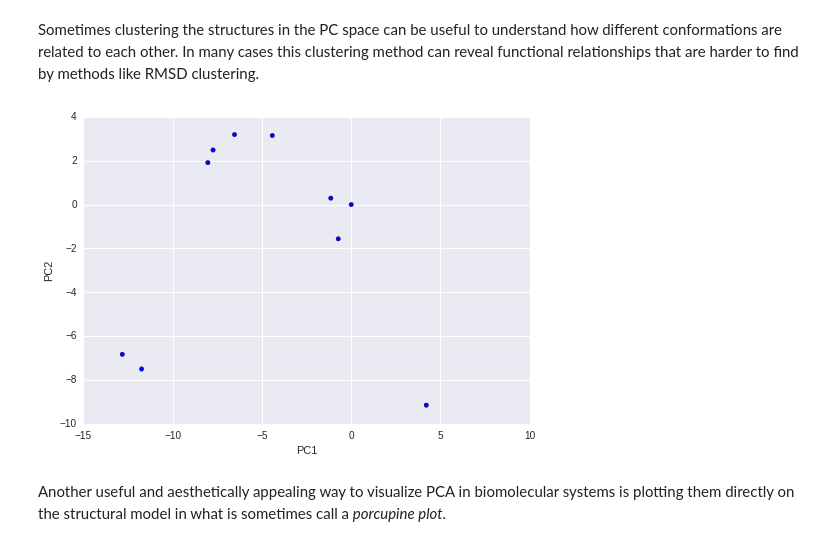
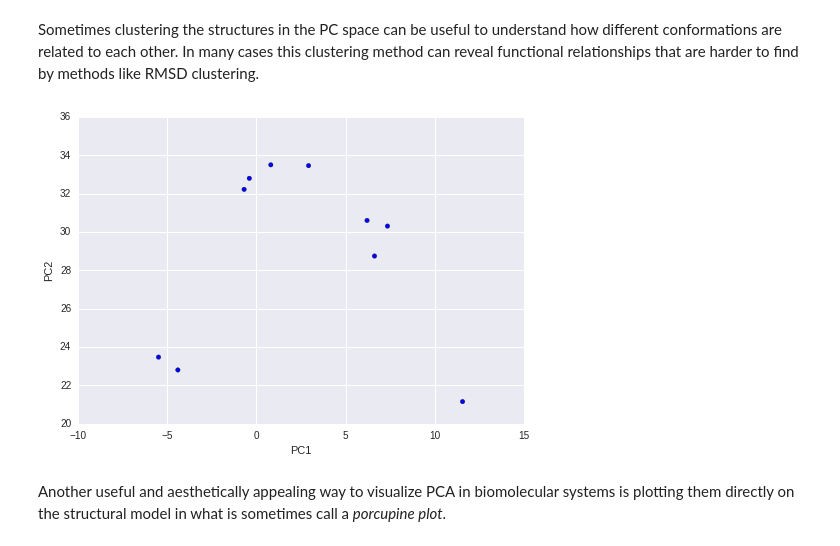
Before and after one commit to PepSalehi/SBioA, a Jupyter notebook: English/04_Comparing_structures.ipynb, the cells around one changed output. Saved outputs shown, nothing was run; the diff lists cells and outputs as text; code cells hidden in the pictures.

```diff
--- a/English/04_Comparing_structures.ipynb
+++ b/English/04_Comparing_structures.ipynb
@@ -491,15 +491,13 @@ plt.legend(loc=0);
 # %% [markdown]
 Sometimes clustering the structures in the PC space can be useful to understand how different conformations are related to each other. In many cases this clustering method can reveal functional relationships that are harder to find by methods like RMSD clustering.
 # %%
-Dv = xyz - xyz[0]
-PC1 = np.dot(Dv, eig_vecs[:,0])
-PC2 = np.dot(Dv, eig_vecs[:,1])
+PC1 = np.dot(xyz, eig_vecs[:,0])
+PC2 = np.dot(xyz, eig_vecs[:,1])
+plt.scatter(PC1, PC2)
+plt.xlabel('PC1')
+plt.ylabel('PC2');
+# %% [output]
+[figure, added]
-# %%
-plt.scatter(PC1, PC2)
-plt.xlabel('PC1')
-plt.ylabel('PC2');
-# %% [output]
-[figure, removed]
 # %% [markdown]
 Another useful and aesthetically appealing way to visualize PCA in biomolecular systems is plotting them directly on the structural model in what is sometimes call a _porcupine plot_.
 # %%
```
Also changed, not shown: parts of 8 cells of this notebook.
